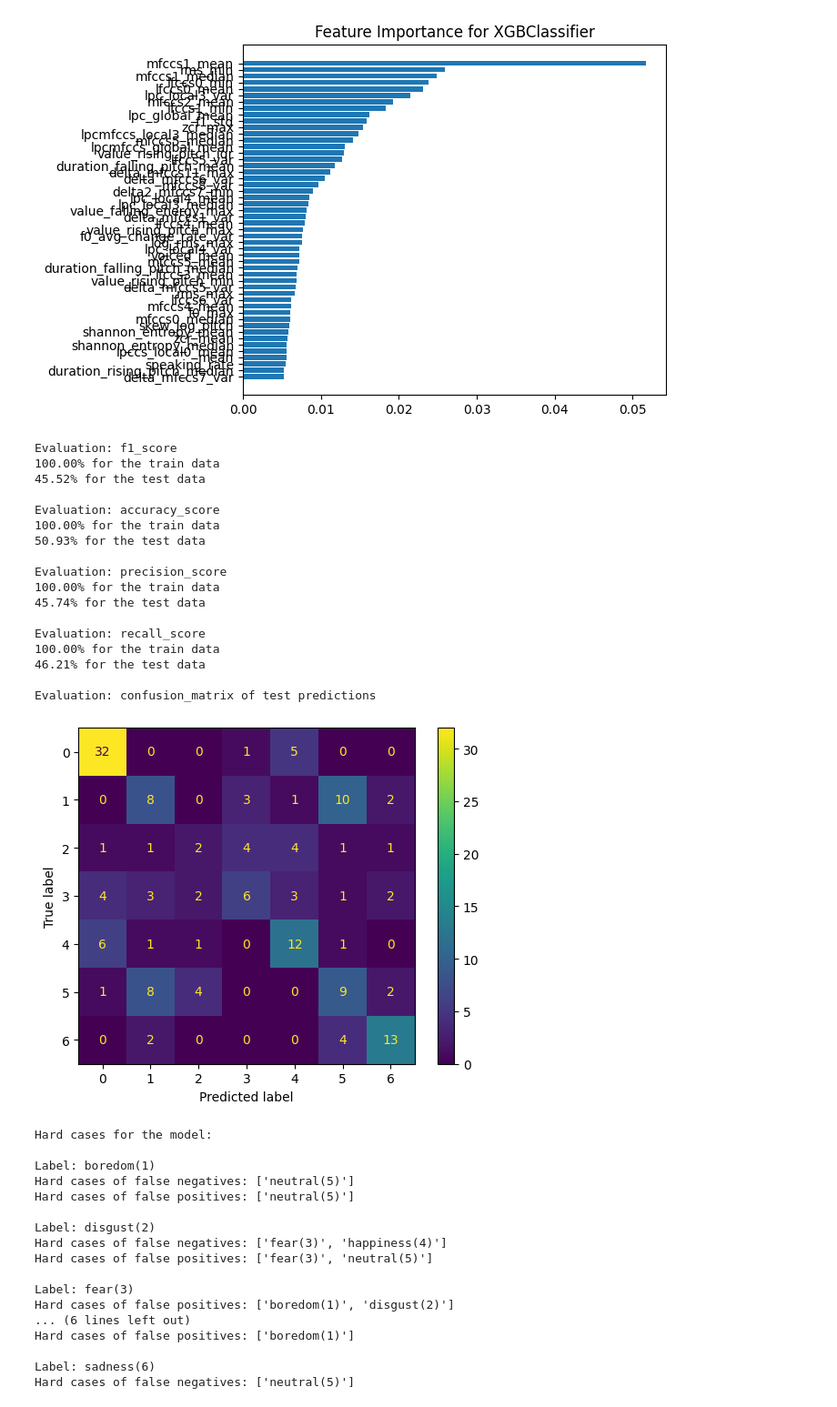
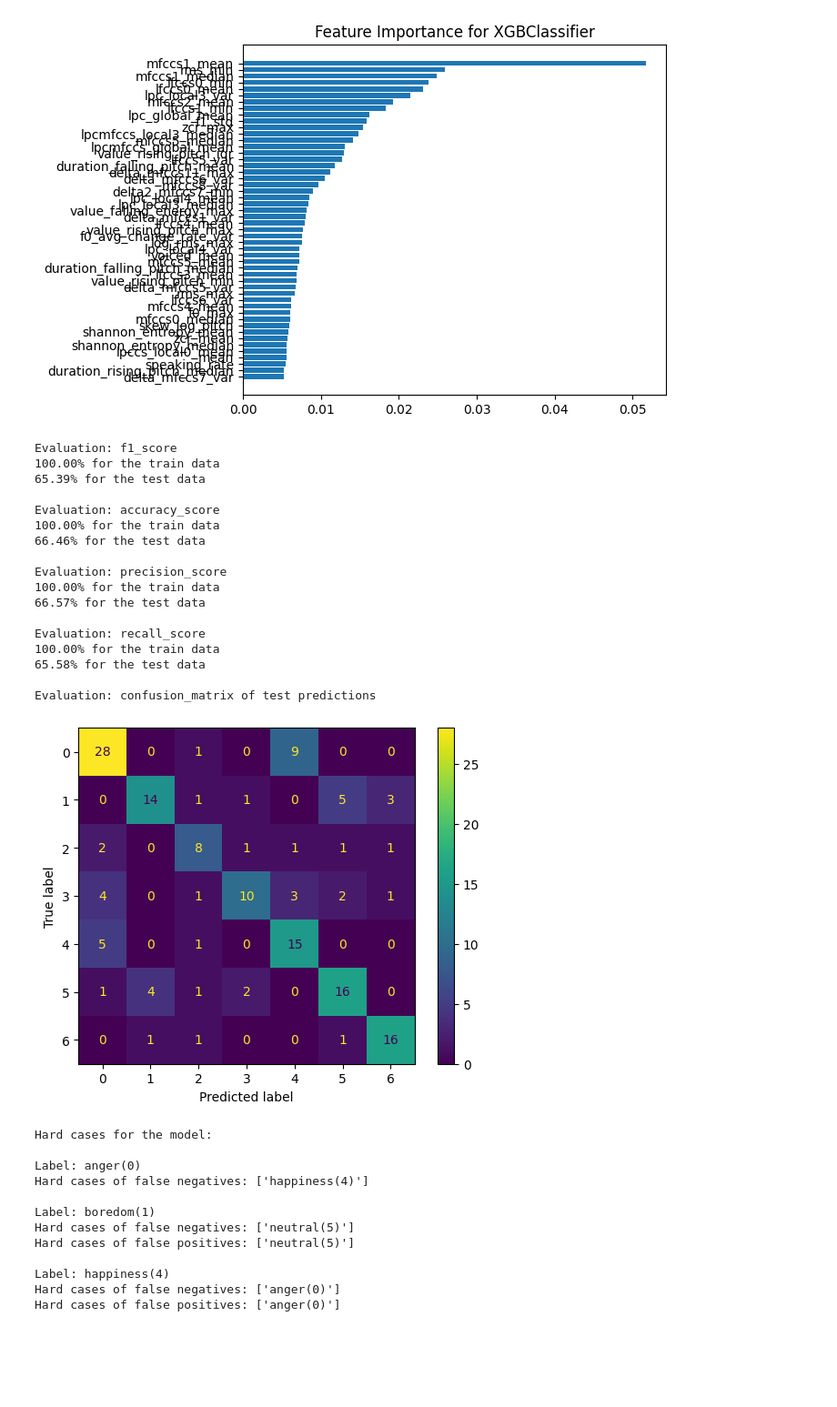
Before and after one commit to kimlindner/automatic_speech_emotion_recognition, a Jupyter notebook: notebooks/HyperparameterOptimization_XGB.ipynb, the cells around one changed output. Shown: that part at 91% size. Cells and saved outputs as stored; diff of their text form; code cells hidden in the pictures; blank space fills up the shorter version.

Commit message:
changed data load
also added documentation notebooks

```diff
--- a/notebooks/HyperparameterOptimization_XGB.ipynb
+++ b/notebooks/HyperparameterOptimization_XGB.ipynb
@@ -93,53 +93,48 @@ feature_imp_xgb = feature_importance(xgb_best_model, X_test, y_test, top=50)
 # %% [output]
 [figure]
 # %%
-# run best model with most important 10 features only
-feature_imp_xgb_10 = list(feature_imp_xgb_10)
-feature_imp_xgb_10.append('label')
+# run best model with most important features only
+feature_imp_xgb = list(feature_imp_xgb)
+feature_imp_xgb.append('label')
 
-df_topx_xgb = df_all_stats[feature_imp_xgb_10].copy()
+df_topx_xgb = df_all_stats[feature_imp_xgb].copy()
 
 # load train/test data
-X_train, X_test, y_train, y_test = load_train_test_data(df_topx_xgb, verbose=False, test_size=0.3)
+X_train_mostimp, X_test_mostimp, y_train_mostimp, y_test_mostimp = load_train_test_data(df_topx_xgb, verbose=False, test_size=0.3)
 
 # run and evaluate the model
 xgb_best_model = load_model('XGBClassifier', 'f1_macro', name_spec='final')
 xgb_topx = XGBClassifier().set_params(**xgb_best_model.get_params())
-xgb_topx.fit(X_train, y_train)
-model_eval(xgb_topx, X_train, X_test, y_train, y_test, confusion=True)
+xgb_topx.fit(X_train_mostimp, y_train_mostimp)
+model_eval(xgb_topx, X_train_mostimp, X_test_mostimp, y_train_mostimp, y_test_mostimp, confusion=True)
 # %% [output]
 Evaluation: f1_score
 100.00% for the train data
-45.52% for the test data
+65.39% for the test data
 
 Evaluation: accuracy_score
 100.00% for the train data
-50.93% for the test data
+66.46% for the test data
 
 Evaluation: precision_score
 100.00% for the train data
-45.74% for the test data
+66.57% for the test data
 
 Evaluation: recall_score
 100.00% for the train data
-46.21% for the test data
+65.58% for the test data
 
 Evaluation: confusion_matrix of test predictions
-[figure, old version]
+[figure, new version]
 Hard cases for the model:
+
+Label: anger(0)
+Hard cases of false negatives: ['happiness(4)']
 
 Label: boredom(1)
 Hard cases of false negatives: ['neutral(5)']
 Hard cases of false positives: ['neutral(5)']
 
-Label: disgust(2)
-Hard cases of false negatives: ['fear(3)', 'happiness(4)']
-Hard cases of false positives: ['fear(3)', 'neutral(5)']
-
-Label: fear(3)
-Hard cases of false positives: ['boredom(1)', 'disgust(2)']
-... (6 lines left out)
-Hard cases of false positives: ['boredom(1)']
-
-Label: sadness(6)
-Hard cases of false negatives: ['neutral(5)']
+Label: happiness(4)
+Hard cases of false negatives: ['anger(0)']
+Hard cases of false positives: ['anger(0)']
```
Also changed, not shown: parts of 1 cell of this notebook, 2 other files.
